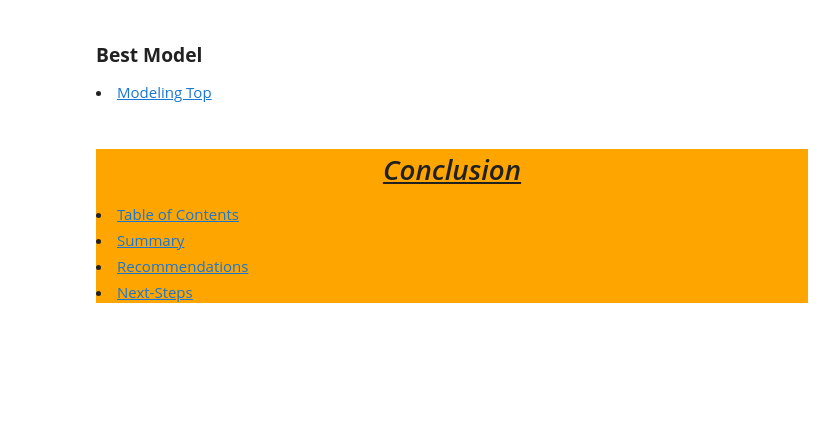
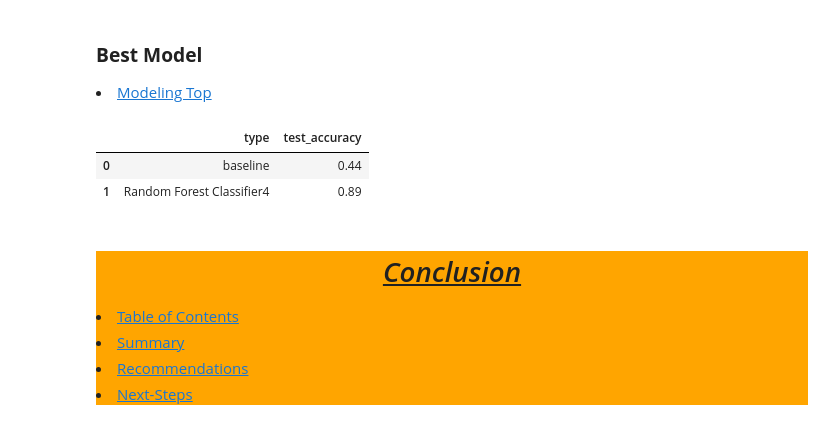
Before and after one commit to all-for-wine-andwine-for-all/all-for-wine-and-wine-for-all, a Jupyter notebook: final_report.ipynb, the cells around one changed output. Cells and saved outputs as stored; diff of their text form; code cells hidden in the pictures; blank space fills up the shorter version.

```diff
--- a/final_report.ipynb
+++ b/final_report.ipynb
@@ -247,7 +298,13 @@ EXPLAIN PERFORMANCE METRIC HERE
 <h3><b>Best Model</b></h3>
 <li><a href='#model'>Modeling Top</a></li>
 # %%
-# BEST MODEL HERE
+# From the 'final.py' file...
+# Get the scores of the baseline and the best model
+f.best_model()
+# %% [output]
+|  | type | test_accuracy |
+| 0 | baseline | 0.44 |
+| 1 | Random Forest Classifier4 | 0.89 |
 # %% [markdown]
 <div style='background-color: orange'>
 <a id='conclusion'></a>
```
Also changed, not shown: parts of 13 cells of this notebook, 1 other file.
